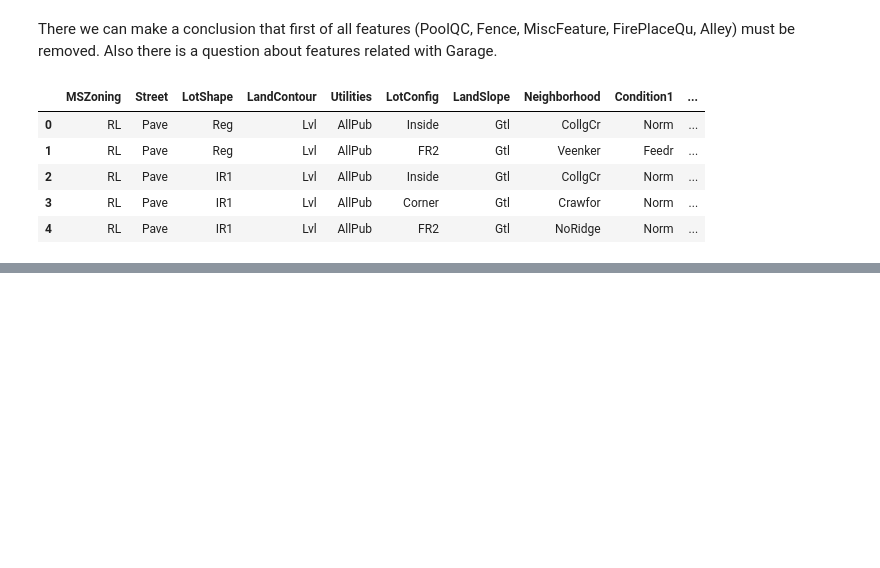
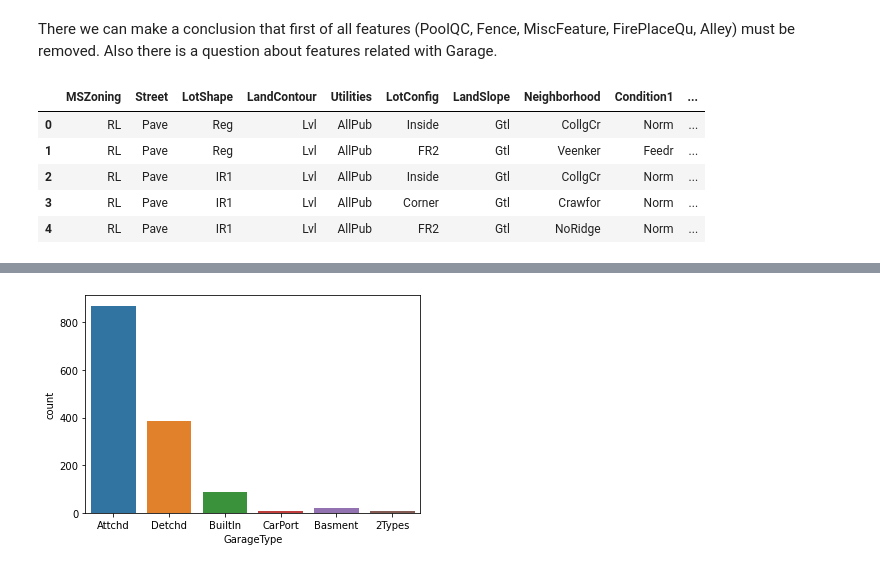
Before and after one commit to Justdek-code/data-science, a Jupyter notebook: house_prices_prediction/house_prices_prediction.ipynb, the cells around one changed output, grey strips where cells are left out. Drawn from its saved outputs; the diff is of its cells as text; code cells hidden in the pictures; blank space fills up the shorter version.

Commit message:
categorical variables analysis, random oversampling, predicting missing categorical values using randomforest algorithm

```diff
--- a/house_prices_prediction/house_prices_prediction.ipynb
+++ b/house_prices_prediction/house_prices_prediction.ipynb
@@ -345,0 +366,5 @@ cleared_categorical_data.head()
+# %%
+garage_attributes = ['GarageType', 'GarageFinish', 'GarageQual', 'GarageCond']
+# %%
+garage_data = categorical_data[garage_attributes]
+garage_data.head()
@@ -345,0 +402,8 @@ cleared_categorical_data.head()
+# %%
+garage_type_data = garage_data['GarageType']
+
+train_garage_type_data = garage_type_data[~garage_type_data.isna()]
+train_numerical_data = filled_numerical_data[~garage_type_data.isna()]
+
+print(train_garage_type_data.shape)
+print(train_numerical_data.shape)
@@ -345,0 +431,4 @@ cleared_categorical_data.head()
+# %%
+sns.countplot(garage_type_data);
+# %% [output]
+[figure, added]
```
Also changed, not shown: parts of 22 cells of this notebook.
